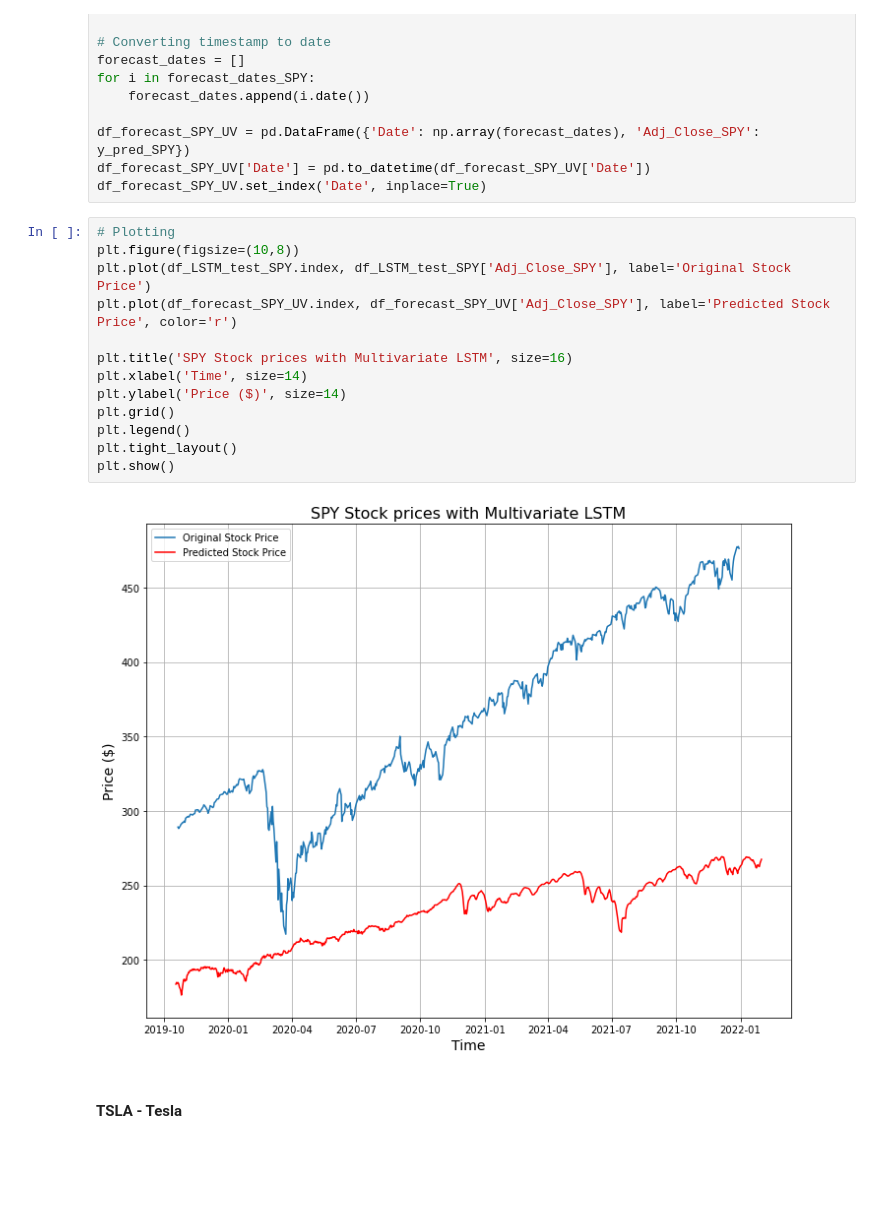
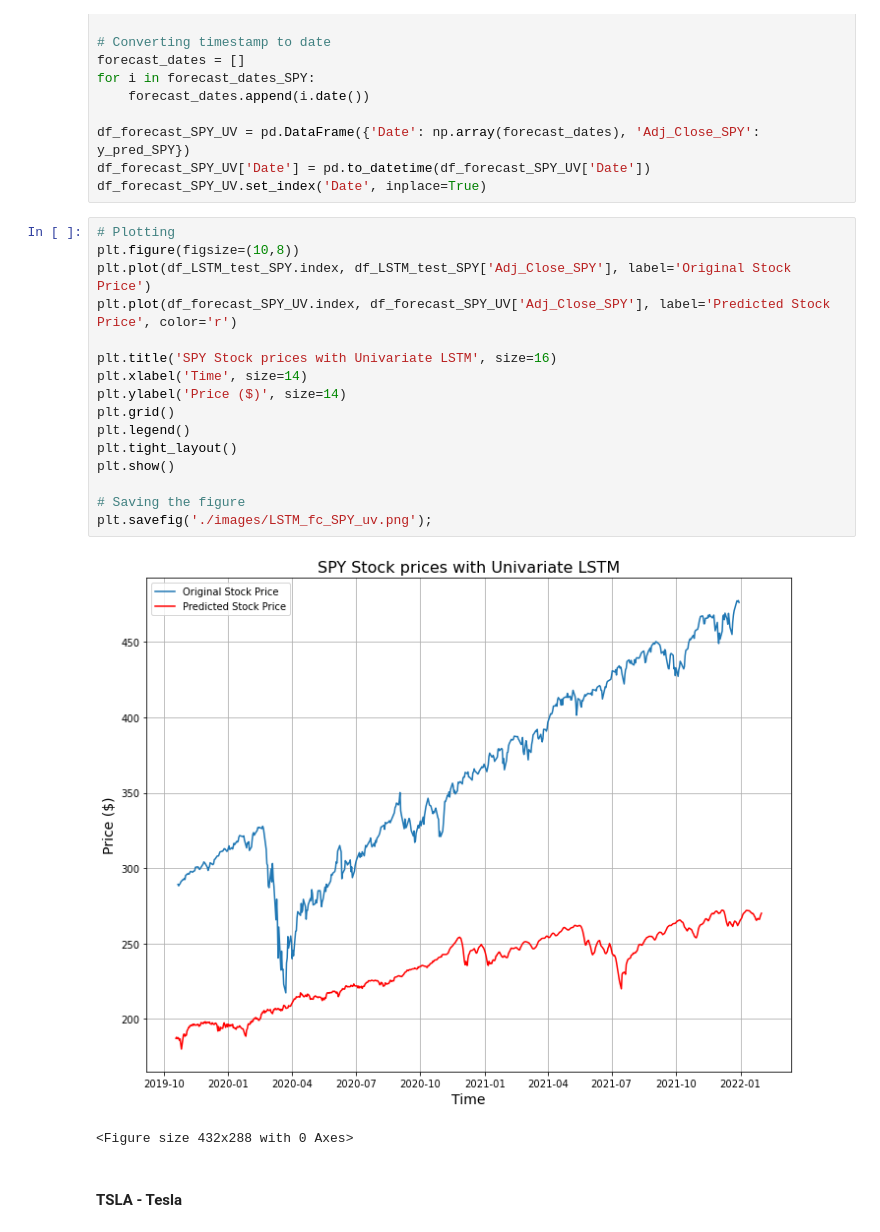
Before and after one commit to mh0805/Equity-price-prediction-and-forecast-with-Time-series-analysis-and-Machine-Learning, a Jupyter notebook: 3. Data Pre-processing & Modeling.ipynb, the cells around one changed output. Drawn from its saved outputs; the diff is of its cells as text; blank space fills up the shorter version.

```diff
--- a/3. Data Pre-processing & Modeling.ipynb
+++ b/3. Data Pre-processing & Modeling.ipynb
@@ -2219,18 +2345,22 @@ df_forecast_SPY_UV.set_index('Date', inplace=True)
 # %%
 # Plotting
 plt.figure(figsize=(10,8))
 plt.plot(df_LSTM_test_SPY.index, df_LSTM_test_SPY['Adj_Close_SPY'], label='Original Stock Price')
 plt.plot(df_forecast_SPY_UV.index, df_forecast_SPY_UV['Adj_Close_SPY'], label='Predicted Stock Price', color='r')
 
-plt.title('SPY Stock prices with Multivariate LSTM', size=16)
+plt.title('SPY Stock prices with Univariate LSTM', size=16)
 plt.xlabel('Time', size=14)
 plt.ylabel('Price ($)', size=14)
 plt.grid()
 plt.legend()
 plt.tight_layout()
 plt.show()
+
+# Saving the figure
+plt.savefig('./images/LSTM_fc_SPY_uv.png');
 # %% [output]
-[figure, old version]
+[figure, new version]
+<Figure size 432x288 with 0 Axes>
 # %% [markdown]
 #### TSLA - Tesla
 # %%
```
Also changed, not shown: parts of 122 cells of this notebook, 57 other files.
